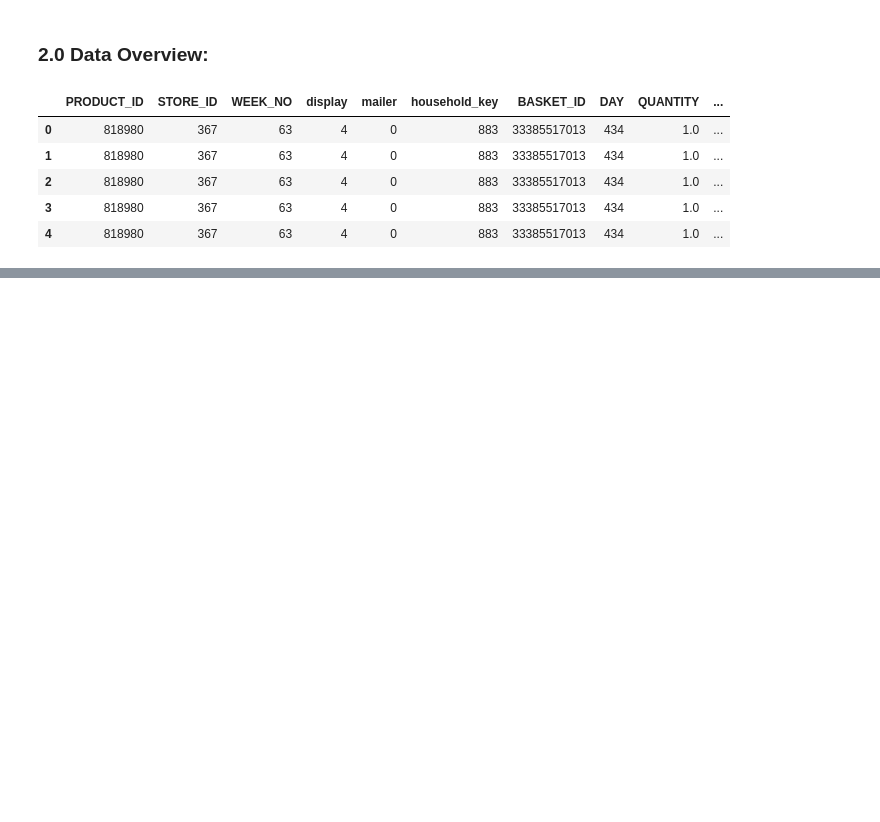
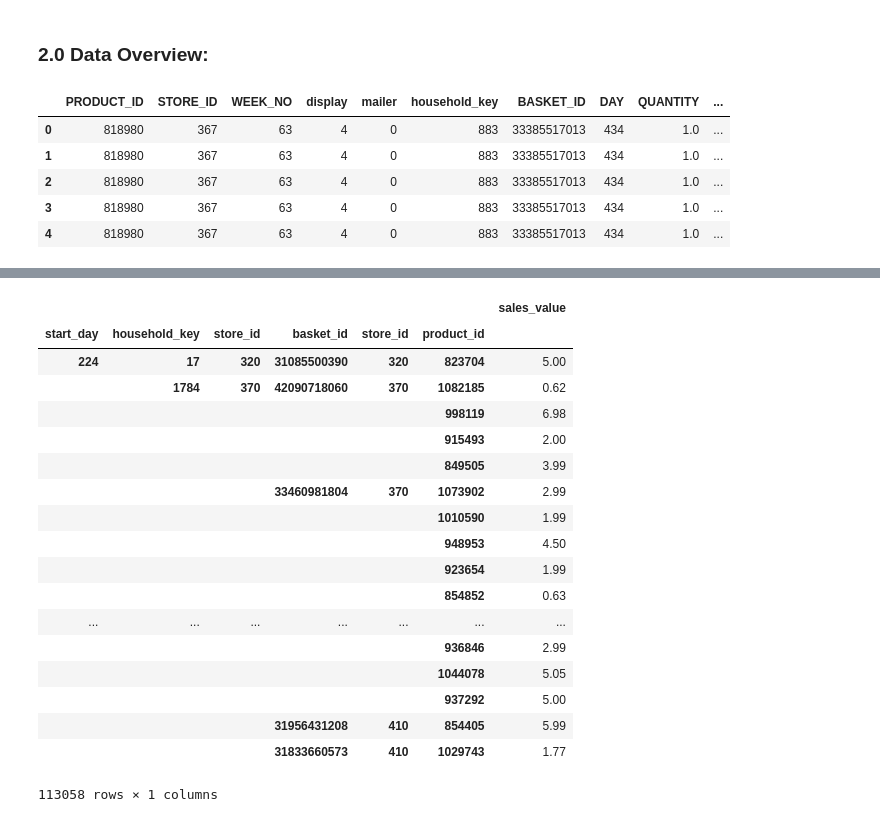
Before and after one commit to CJL89/Cold-Starter-Analysis, a Jupyter notebook: Cold_Starters_Data_Cleaning.ipynb, the cells around one changed output, grey strips where cells are left out. Drawn from its saved outputs; the diff is of its cells as text; code cells hidden in the pictures; blank space fills up the shorter version.

```diff
--- a/Cold_Starters_Data_Cleaning.ipynb
+++ b/Cold_Starters_Data_Cleaning.ipynb
@@ -29,0 +143,22 @@ df.head()
+# %%
+purchase_summary.xs((224), level = ('start_day'), drop_level = False)
+# %% [output]
+|  |  |  |  |  |  | sales_value |
+| start_day | household_key | store_id | basket_id | store_id | product_id |  |
+| 224 | 17 | 320 | 31085500390 | 320 | 823704 | 5.00 |
+|  | 1784 | 370 | 42090718060 | 370 | 1082185 | 0.62 |
+|  |  |  |  |  | 998119 | 6.98 |
+|  |  |  |  |  | 915493 | 2.00 |
+|  |  |  |  |  | 849505 | 3.99 |
+|  |  |  | 33460981804 | 370 | 1073902 | 2.99 |
+|  |  |  |  |  | 1010590 | 1.99 |
+|  |  |  |  |  | 948953 | 4.50 |
+|  |  |  |  |  | 923654 | 1.99 |
+|  |  |  |  |  | 854852 | 0.63 |
+| ... | ... | ... | ... | ... | ... | ... |
+|  |  |  |  |  | 936846 | 2.99 |
+|  |  |  |  |  | 1044078 | 5.05 |
+|  |  |  |  |  | 937292 | 5.00 |
+|  |  |  | 31956431208 | 410 | 854405 | 5.99 |
+|  |  |  | 31833660573 | 410 | 1029743 | 1.77 |
+113058 rows × 1 columns
```
Also changed, not shown: parts of 13 cells of this notebook.
